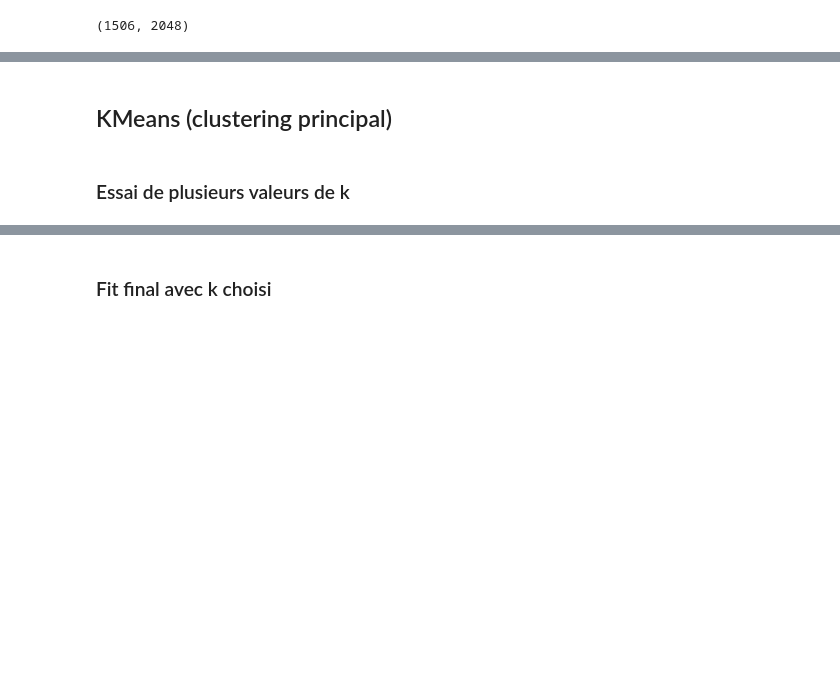
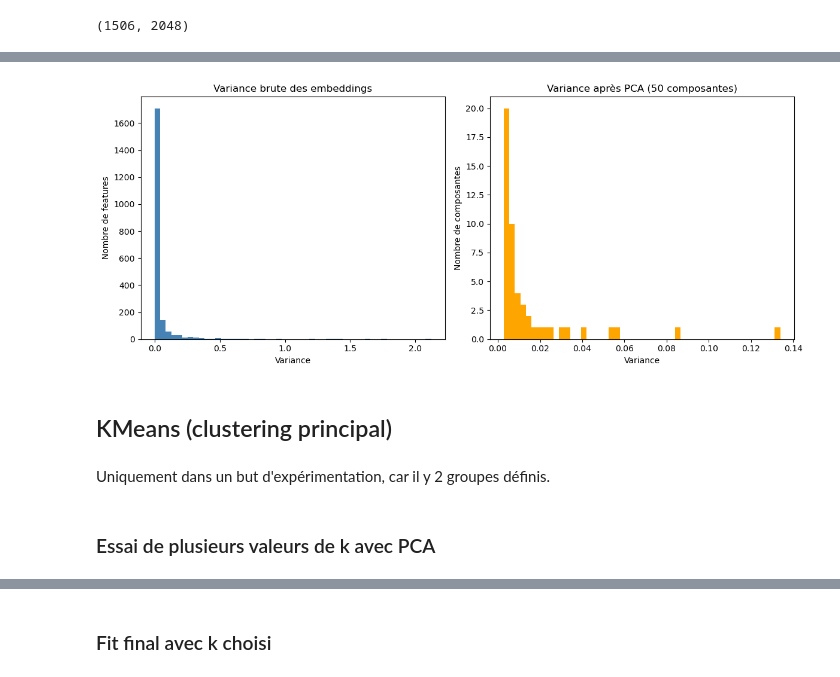
Before and after one commit to Baal64/brain-tumor-semisupervised, a Jupyter notebook: notebooks/02_features_clustering.ipynb, the cells around one changed output, grey strips where cells are left out. Cells and saved outputs as stored; diff of their text form; code cells hidden in the pictures; blank space fills up the shorter version.

```diff
--- a/notebooks/02_features_clustering.ipynb
+++ b/notebooks/02_features_clustering.ipynb
@@ -49,7 +87,28 @@ La PCA à 50 composantes conserve environ 46%
+# %%
+plt.figure(figsize=(12,5))
+
+plt.subplot(1,2,1)
+plt.hist(var_raw, bins=50, color="steelblue")
+plt.title("Variance brute des embeddings")
+plt.xlabel("Variance")
+plt.ylabel("Nombre de features")
+
+plt.subplot(1,2,2)
+plt.hist(var_pca, bins=50, color="orange")
+plt.title("Variance après PCA (50 composantes)")
+plt.xlabel("Variance")
+plt.ylabel("Nombre de composantes")
+
+plt.tight_layout()
+plt.show()
+# %% [output]
+[figure, added]
 # %% [markdown]
 ## KMeans (clustering principal)
-# %% [markdown]
-### Essai de plusieurs valeurs de k
+# %% [markdown]
+Uniquement dans un but d'expérimentation, car il y 2 groupes définis.
+# %% [markdown]
+### Essai de plusieurs valeurs de k avec PCA
 # %%
 inertias = []
 sil_scores = []
```
Also changed, not shown: parts of 33 cells of this notebook, 2 other files.
